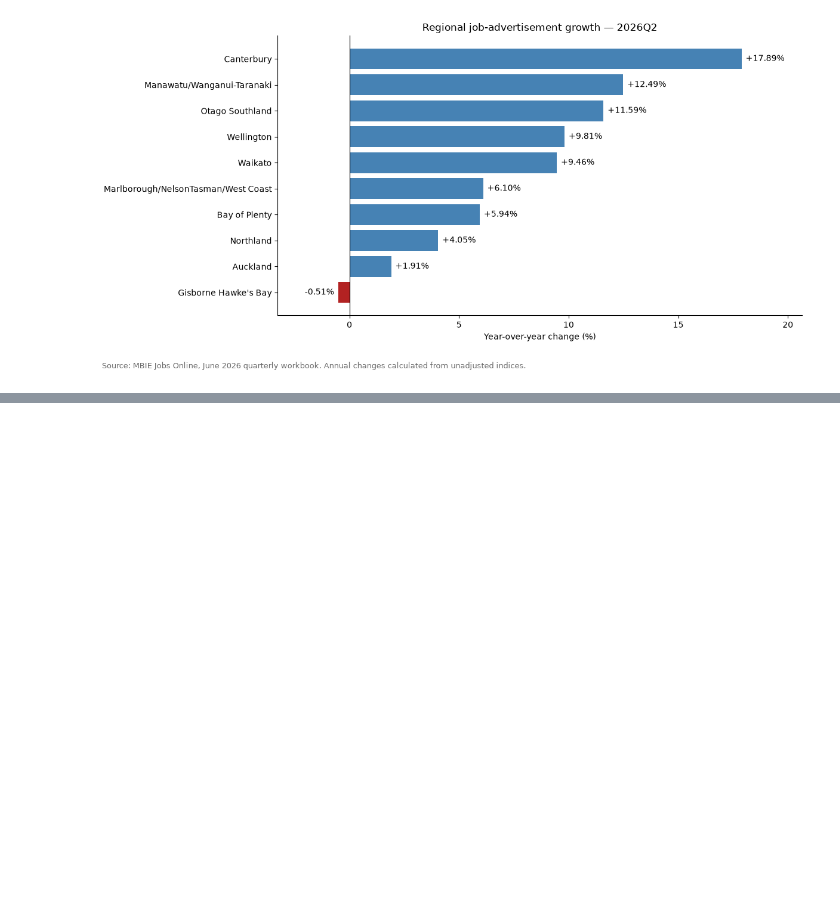
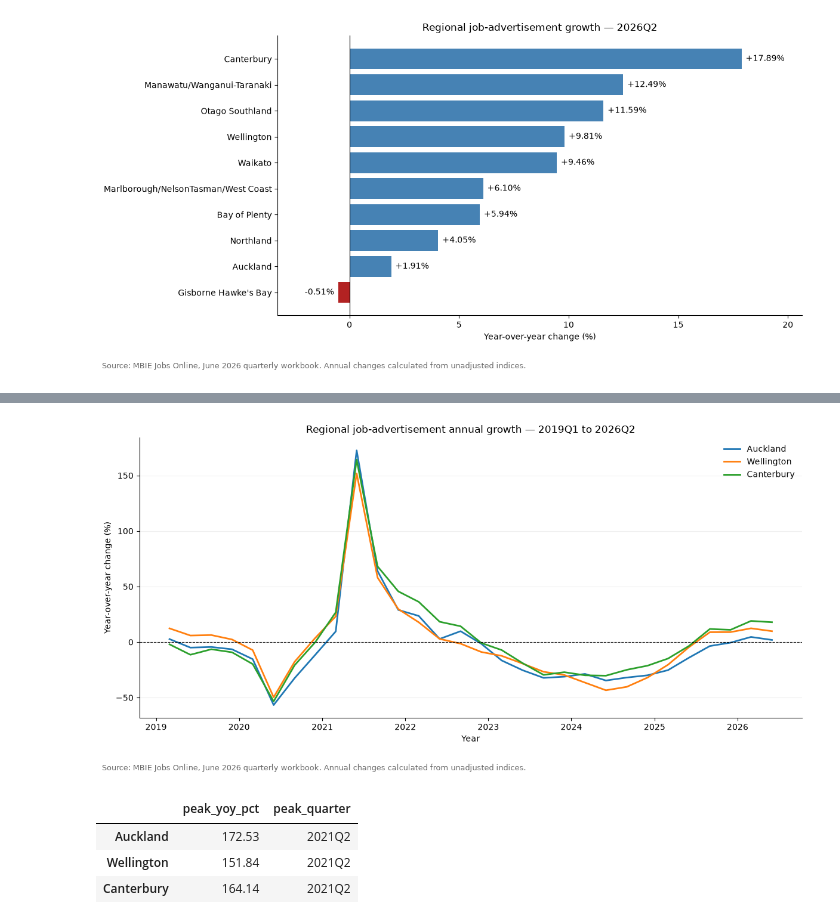
Before and after one commit to kamalpreetsinghh/nz-job-market-data-analysis, a Jupyter notebook: notebooks/02_regional_analysis.ipynb, the cells around one changed output, grey strips where cells are left out. Saved outputs shown, nothing was run; the diff lists cells and outputs as text; code cells hidden in the pictures; blank space fills up the shorter version.

Commit message:
Compare regional growth trends and examine base effects

```diff
--- a/notebooks/02_regional_analysis.ipynb
+++ b/notebooks/02_regional_analysis.ipynb
@@ -218,0 +223,9 @@ plt.show()
+# %%
+selected_regions = ["Auckland", "Wellington", "Canterbury"]
+
+selected_growth = regional_yoy.loc[
+    "2019-01-01":,
+    selected_regions
+].copy()
+
+selected_growth.head()
@@ -218,0 +254,61 @@ plt.show()
+# %%
+fig_trend, ax_trend = plt.subplots(figsize=(12, 6))
+
+for region in selected_regions:
+    ax_trend.plot(
+        selected_growth.index,
+        selected_growth[region],
+        label=region,
+        linewidth=2
+    )
+
+ax_trend.axhline(0, color="black", linewidth=0.8, linestyle="--")
+
+ax_trend.set_title(
+    "Regional job-advertisement annual growth — 2019Q1 to 2026Q2"
+)
+ax_trend.set_xlabel("Year")
+ax_trend.set_ylabel("Year-over-year change (%)")
+
+ax_trend.legend(frameon=False)
+ax_trend.grid(axis="y", alpha=0.2)
+ax_trend.spines["top"].set_visible(False)
+ax_trend.spines["right"].set_visible(False)
+
+fig_trend.text(
+    0.01,
+    0.01,
+    "Source: MBIE Jobs Online, June 2026 quarterly workbook. "
+    "Annual changes calculated from unadjusted indices.",
+    fontsize=9,
+    color="dimgray"
+)
+
+fig_trend.tight_layout(rect=[0, 0.06, 1, 1])
+
+trend_path = Path(
+    "../reports/figures/regional_yoy_trends_2019Q1_2026Q2.png"
+)
+
+fig_trend.savefig(
+    trend_path,
+    dpi=300,
+    bbox_inches="tight",
+    facecolor="white"
+)
+
+plt.show()
+# %% [output]
+[figure, added]
+# %%
+peak_growth = pd.DataFrame({
+    "peak_yoy_pct": selected_growth.max(),
+    "peak_quarter": selected_growth.idxmax().dt.to_period("Q")
+})
+
+peak_growth.round({"peak_yoy_pct": 2})
+# %% [output]
+|  | peak_yoy_pct | peak_quarter |
+| Auckland | 172.53 | 2021Q2 |
+| Wellington | 151.84 | 2021Q2 |
+| Canterbury | 164.14 | 2021Q2 |
```
Also changed, not shown: parts of 6 cells of this notebook, 1 other file.
